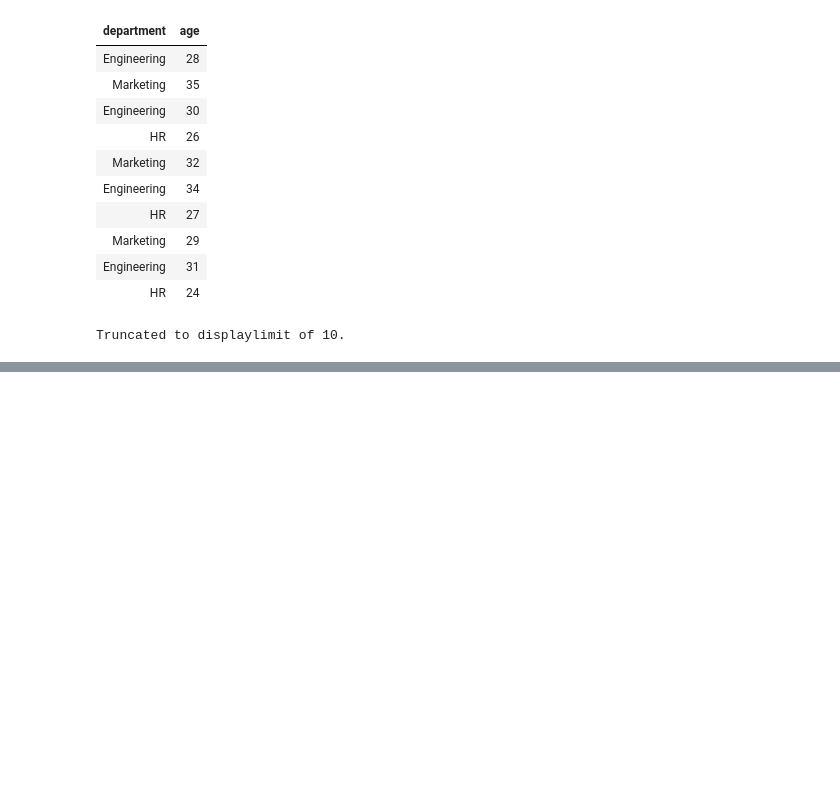
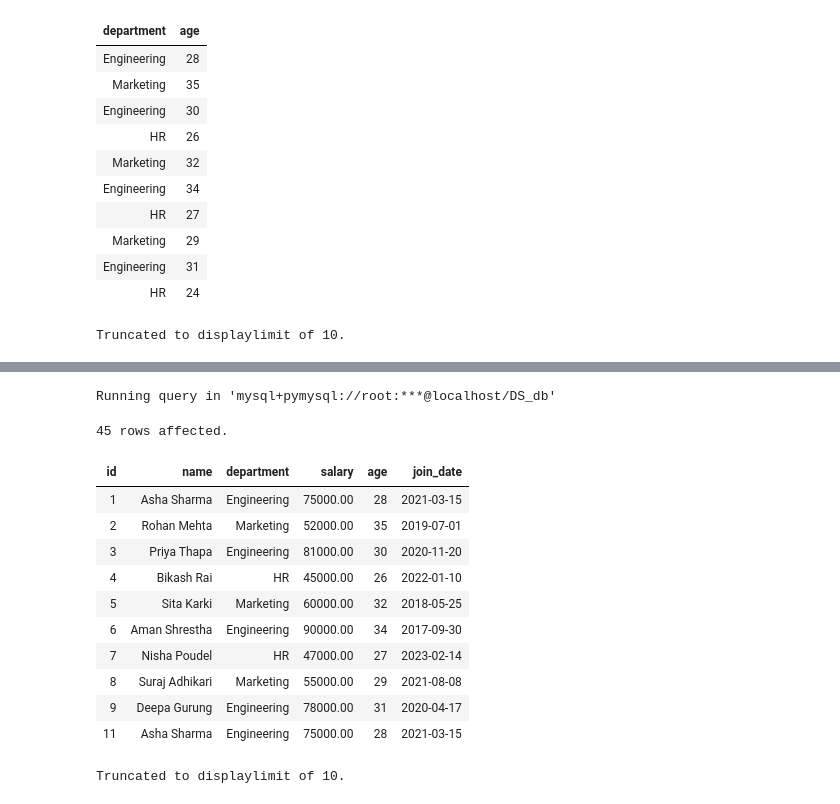
Before and after one commit to Kartika-Nidhi/SQLNotes, a Jupyter notebook: SQLNotes.ipynb, the cells around one changed output, grey strips where cells are left out. Cells and saved outputs as stored; diff of their text form; code cells hidden in the pictures; blank space fills up the shorter version.

```diff
--- a/SQLNotes.ipynb
+++ b/SQLNotes.ipynb
@@ -145,0 +235,21 @@ Truncated to displaylimit of 10.
+# %%
+%%sql
+
+SELECT *
+FROM employees
+WHERE (department = 'Engineering' AND age >30) OR age >25;
+# %% [output]
+Running query in 'mysql+pymysql://root:***@localhost/DS_db'
+45 rows affected.
+| id | name | department | salary | age | join_date |
+| 1 | Asha Sharma | Engineering | 75000.00 | 28 | 2021-03-15 |
+| 2 | Rohan Mehta | Marketing | 52000.00 | 35 | 2019-07-01 |
+| 3 | Priya Thapa | Engineering | 81000.00 | 30 | 2020-11-20 |
+| 4 | Bikash Rai | HR | 45000.00 | 26 | 2022-01-10 |
+| 5 | Sita Karki | Marketing | 60000.00 | 32 | 2018-05-25 |
+| 6 | Aman Shrestha | Engineering | 90000.00 | 34 | 2017-09-30 |
+| 7 | Nisha Poudel | HR | 47000.00 | 27 | 2023-02-14 |
+| 8 | Suraj Adhikari | Marketing | 55000.00 | 29 | 2021-08-08 |
+| 9 | Deepa Gurung | Engineering | 78000.00 | 31 | 2020-04-17 |
+| 11 | Asha Sharma | Engineering | 75000.00 | 28 | 2021-03-15 |
+Truncated to displaylimit of 10.
```
Also changed, not shown: parts of 15 cells of this notebook.
